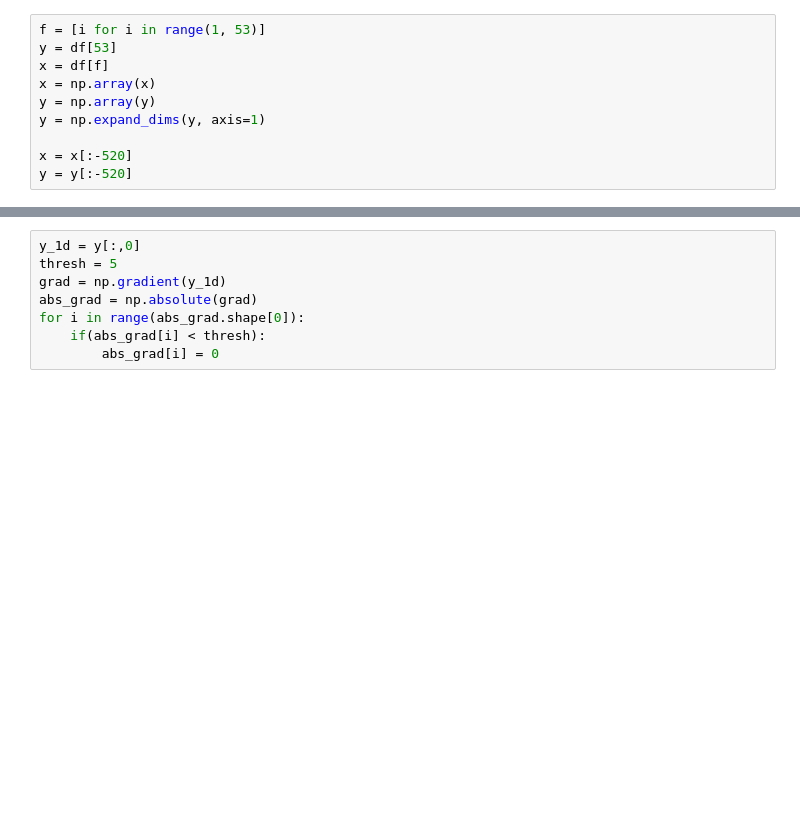
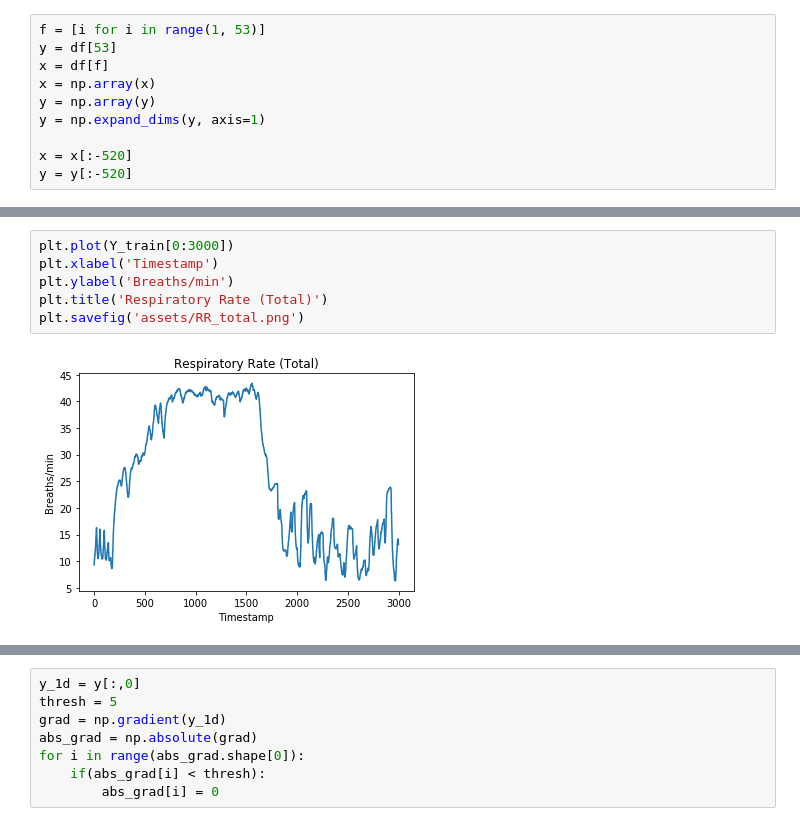
Before and after one commit to suraj-maniyar/Time-Series-Prediction, a Jupyter notebook: src/LSTM.ipynb, the cells around one changed output, grey strips where cells are left out. Drawn from its saved outputs; the diff is of its cells as text; blank space fills up the shorter version.

```diff
--- a/src/LSTM.ipynb
+++ b/src/LSTM.ipynb
@@ -58 +74,9 @@ print(y.shape)
+# %%
+plt.plot(Y_train[0:3000])
+plt.xlabel('Timestamp')
+plt.ylabel('Breaths/min')
+plt.title('Respiratory Rate (Total)')
+plt.savefig('assets/RR_total.png')
+# %% [output]
+[figure, added]
 # %%
```
Also changed, not shown: parts of 3 cells of this notebook, 5 other files.
